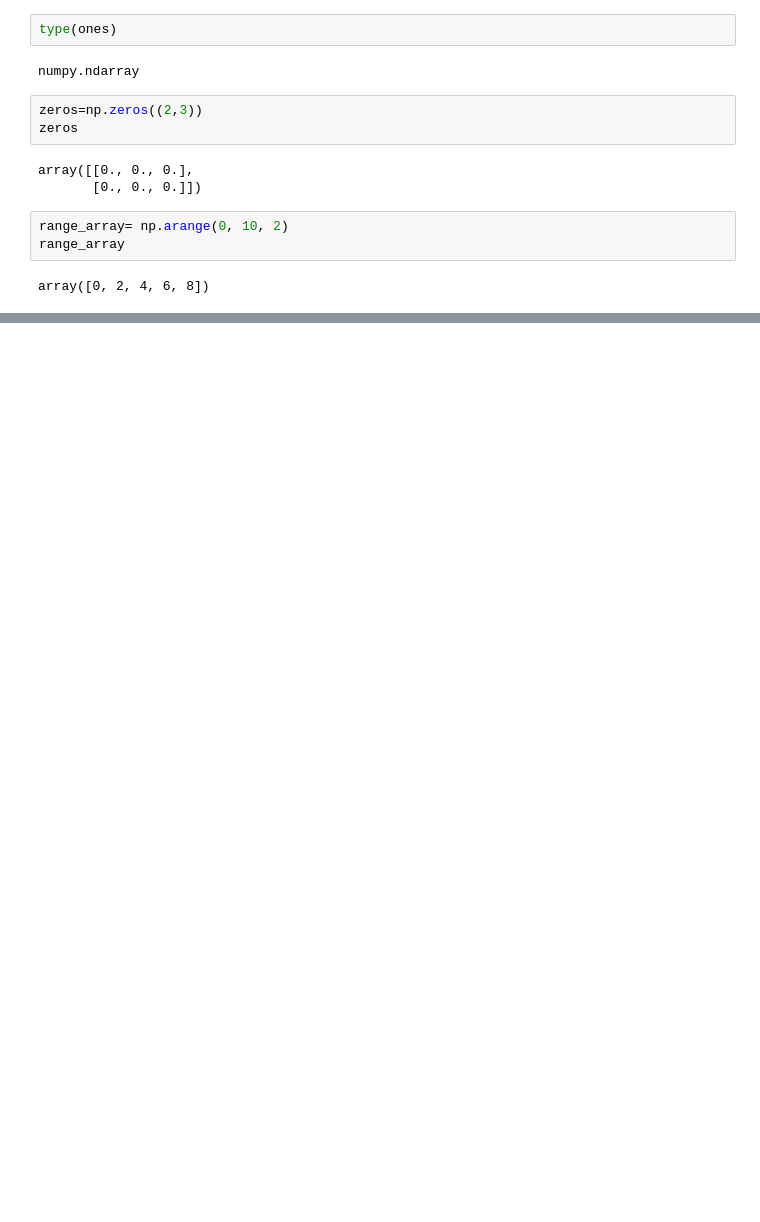
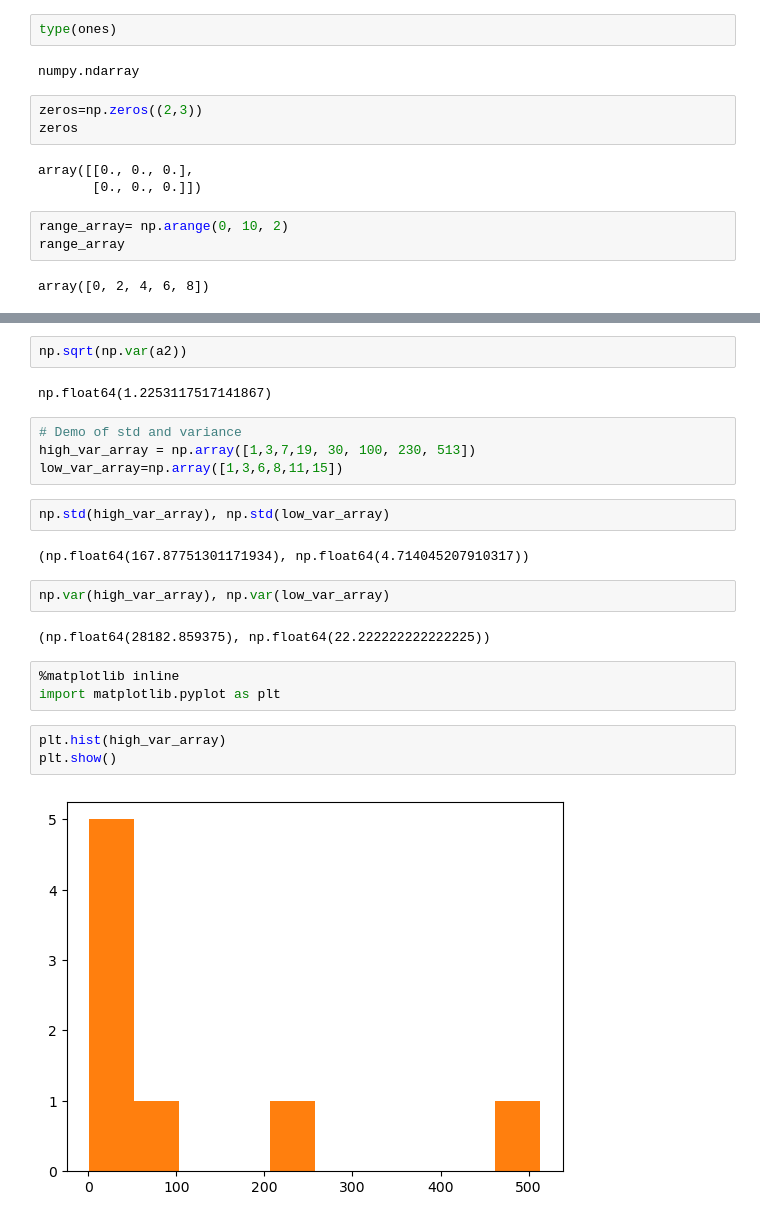
Before and after one commit to alizehadeel/AI-ML-Notebook, a Jupyter notebook: IntroNumPy.ipynb, the cells around one changed output, grey strips where cells are left out. Drawn from its saved outputs; the diff is of its cells as text; blank space fills up the shorter version.

```diff
--- a/IntroNumPy.ipynb
+++ b/IntroNumPy.ipynb
@@ -137,0 +415,24 @@ np.random.seed()
+# %%
+np.sqrt(np.var(a2))
+# %% [output]
+np.float64(1.2253117517141867)
+# %%
+# Demo of std and variance
+high_var_array = np.array([1,3,7,19, 30, 100, 230, 513])
+low_var_array=np.array([1,3,6,8,11,15])
+# %%
+np.std(high_var_array), np.std(low_var_array)
+# %% [output]
+(np.float64(167.87751301171934), np.float64(4.714045207910317))
+# %%
+np.var(high_var_array), np.var(low_var_array)
+# %% [output]
+(np.float64(28182.859375), np.float64(22.222222222222225))
+# %%
+%matplotlib inline
+import matplotlib.pyplot as plt
+# %%
+plt.hist(high_var_array)
+plt.show()
+# %% [output]
+[figure, added]
```
Also changed, not shown: parts of 56 cells of this notebook.
